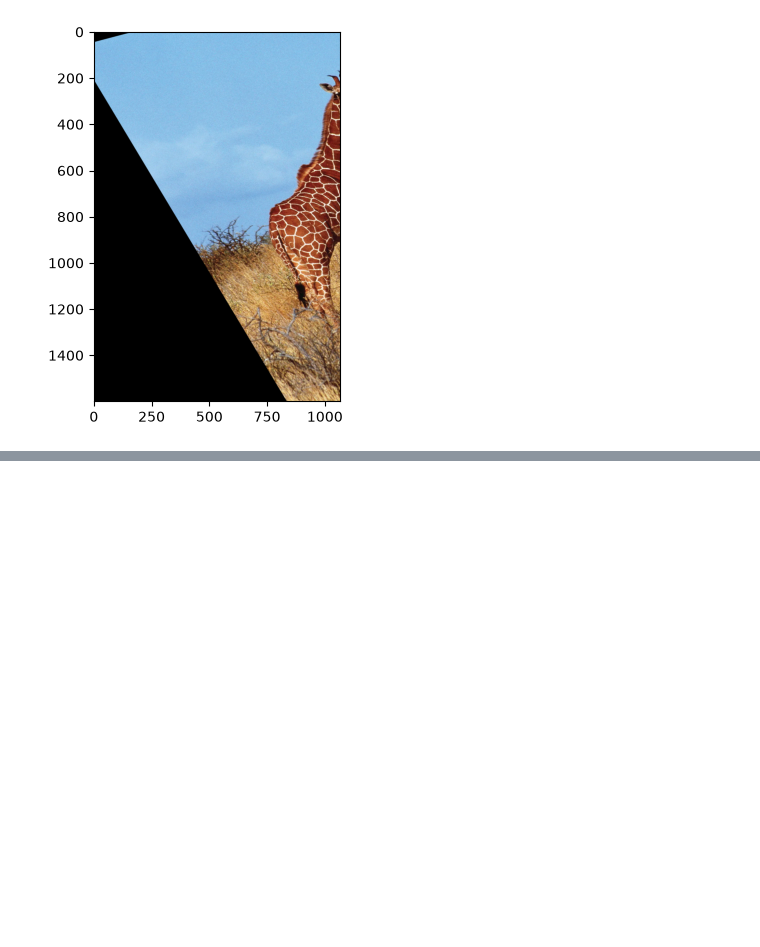
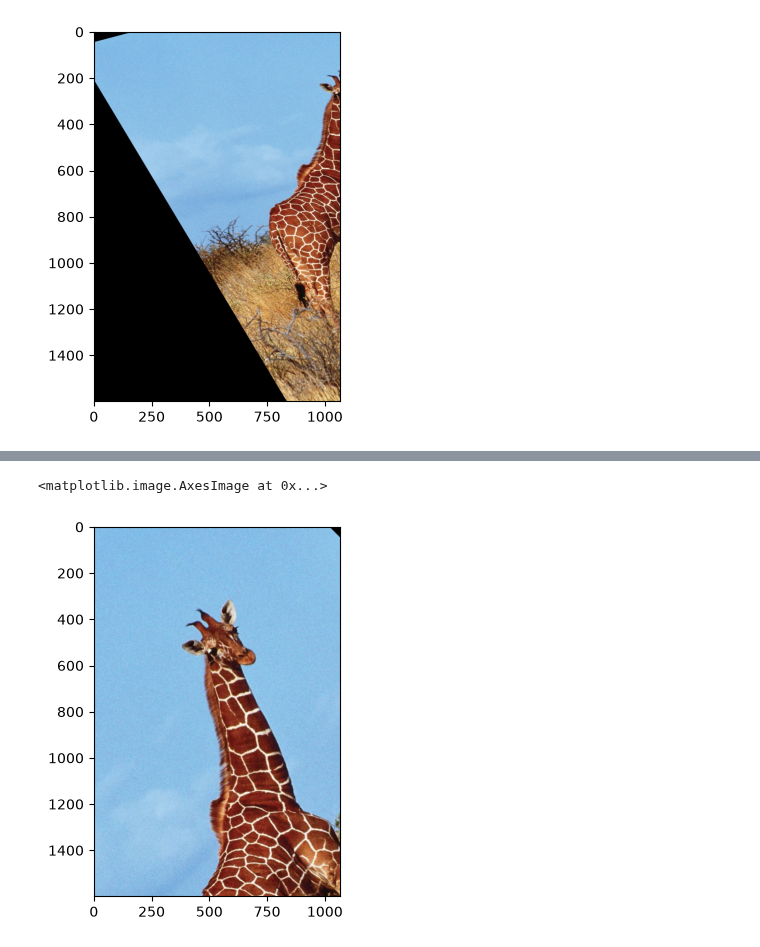
Before and after one commit to htetaunglynn94/Computer-Vision-with-CNN-TensorFlow-and-PyTorch, a Jupyter notebook: 05-OpenCV/09-affine_perspective.ipynb, the cells around one changed output, grey strips where cells are left out. Saved outputs shown, nothing was run; the diff lists cells and outputs as text; code cells hidden in the pictures; blank space fills up the shorter version.

```diff
--- a/05-OpenCV/09-affine_perspective.ipynb
+++ b/05-OpenCV/09-affine_perspective.ipynb
@@ -231,0 +199,13 @@ plt.axis("off")
+# %%
+# scale = 2.0
+angle = 45
+center = (height // 2, width // 2)
+scale = 2.0
+
+M = cv2.getRotationMatrix2D(center, angle, scale)
+rotated_img = cv2.warpAffine(img_rgb, M, (width, height))
+
+plt.imshow(rotated_img)
+# %% [output]
+<matplotlib.image.AxesImage at 0x...>
+[figure, added]
```
Also changed, not shown: parts of 19 cells of this notebook, 3 other files.
